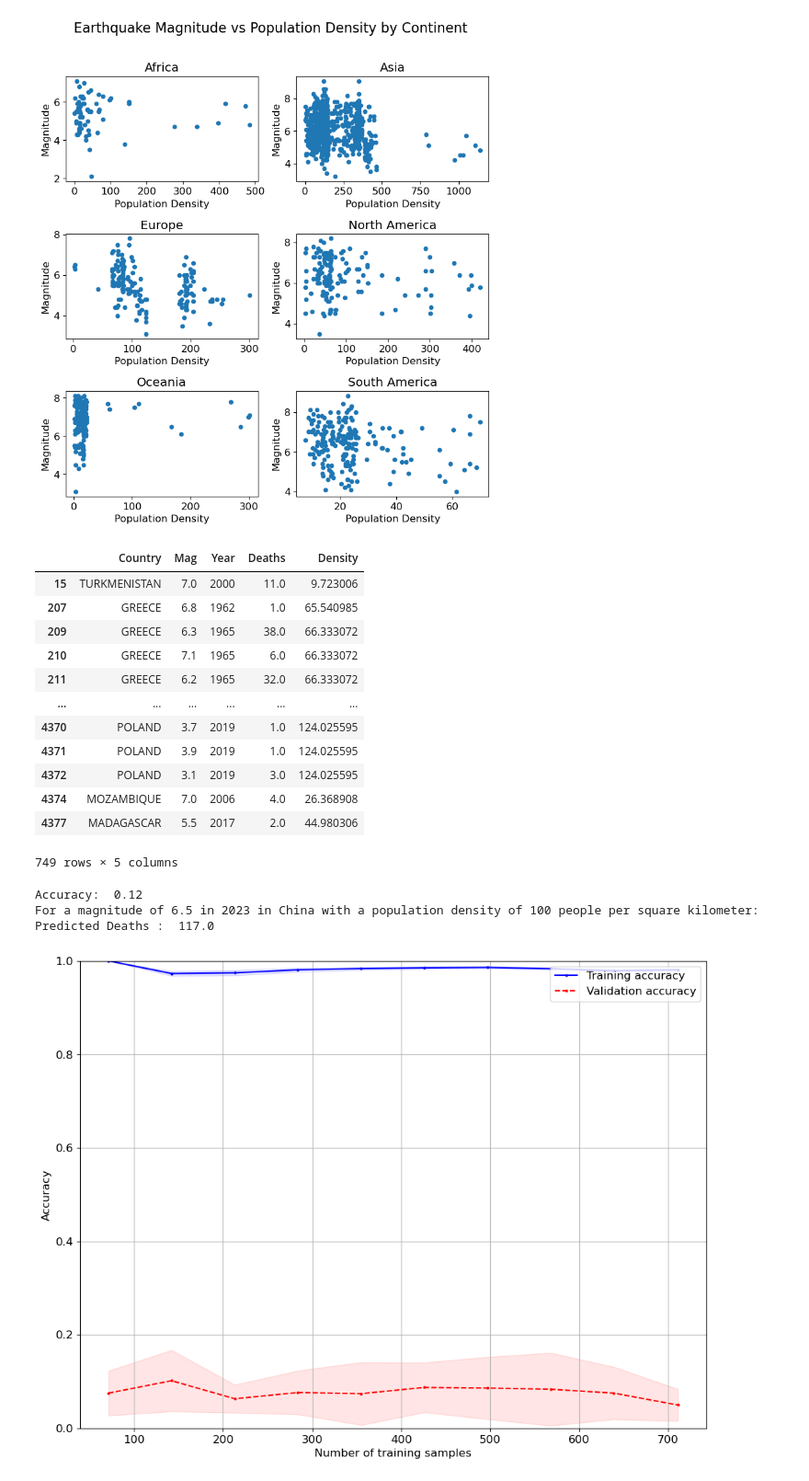
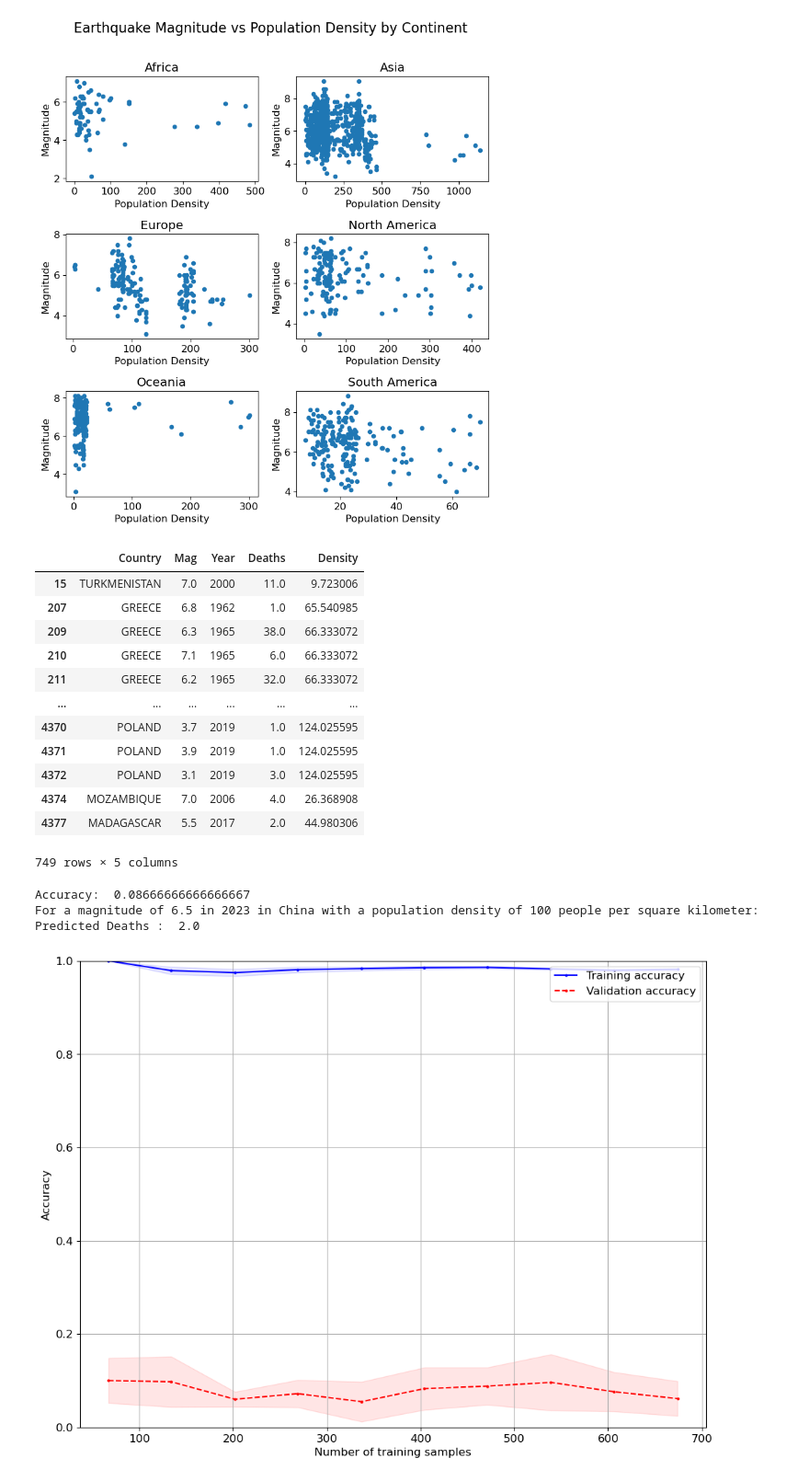
Before and after one commit to Matthijs-Vossen/Earthquake-Analysis, a Jupyter notebook: simon's-eda/eda.ipynb, the cells around one changed output. Shown at 92% size. Drawn from its saved outputs; the diff is of its cells as text; code cells hidden in the pictures.

```diff
--- a/simon's-eda/eda.ipynb
+++ b/simon's-eda/eda.ipynb
@@ -384,7 +384,7 @@ def classifiy_earthquakes(feature_to_predict):
     print("For a magnitude of 6.5 in 2023 in China with a population density of 100 people per square kilometer:")
     print("Predicted", feature_to_predict,": ", clf.predict(test)[0])
 
-    train_sizes, train_scores, test_scores = learning_curve(clf, X, y, cv=20, n_jobs=-1, train_sizes=np.linspace(0.1, 1.0, 10))
+    train_sizes, train_scores, test_scores = learning_curve(clf, X, y, cv=10, n_jobs=-1, train_sizes=np.linspace(0.1, 1.0, 10))
 
     # Calculate the mean and standard deviation of the training and validation scores
     train_mean = np.mean(train_scores, axis=1)
@@ -396,36 +396,36 @@ def classifiy_earthquakes(feature_to_predict):
     plt.plot(train_sizes, train_mean, color='blue', marker='o', markersize=2, label='Training accuracy')
     plt.fill_between(train_sizes, train_mean + train_std, train_mean - train_std, alpha=0.1, color='blue')
     plt.plot(train_sizes, test_mean, color='red', linestyle='--', marker='o', markersize=2, label='Validation accuracy')
     plt.fill_between(train_sizes, test_mean + test_std, test_mean - test_std, alpha=0.1, color='red')
     plt.grid()
     plt.xlabel('Number of training samples')
     plt.ylabel('Accuracy')
     plt.legend(loc='upper right')
     plt.ylim([0.0, 1.0])
     plt.show()
 
 classifiy_earthquakes(feature_to_predict='Deaths')
 
 # # make confusion_matrix dataframe and print it
 # print(confusion_matrix(y_test, y_pred))
 # %% [output]
 |  | Country | Mag | Year | Deaths | Density |
 | 15 | TURKMENISTAN | 7.0 | 2000 | 11.0 | 9.723006 |
 | 207 | GREECE | 6.8 | 1962 | 1.0 | 65.540985 |
 | 209 | GREECE | 6.3 | 1965 | 38.0 | 66.333072 |
 | 210 | GREECE | 7.1 | 1965 | 6.0 | 66.333072 |
 | 211 | GREECE | 6.2 | 1965 | 32.0 | 66.333072 |
 | ... | ... | ... | ... | ... | ... |
 | 4370 | POLAND | 3.7 | 2019 | 1.0 | 124.025595 |
 | 4371 | POLAND | 3.9 | 2019 | 1.0 | 124.025595 |
 | 4372 | POLAND | 3.1 | 2019 | 3.0 | 124.025595 |
 | 4374 | MOZAMBIQUE | 7.0 | 2006 | 4.0 | 26.368908 |
 | 4377 | MADAGASCAR | 5.5 | 2017 | 2.0 | 44.980306 |
 749 rows × 5 columns
-Accuracy:  0.12
+Accuracy:  0.08666666666666667
 For a magnitude of 6.5 in 2023 in China with a population density of 100 people per square kilometer:
-Predicted Deaths :  117.0
+Predicted Deaths :  2.0
-[figure, old version]
+[figure, new version]
 # %% [markdown]
 Ethical Considerations
 
```
Also changed, not shown: parts of 1 cell of this notebook.
